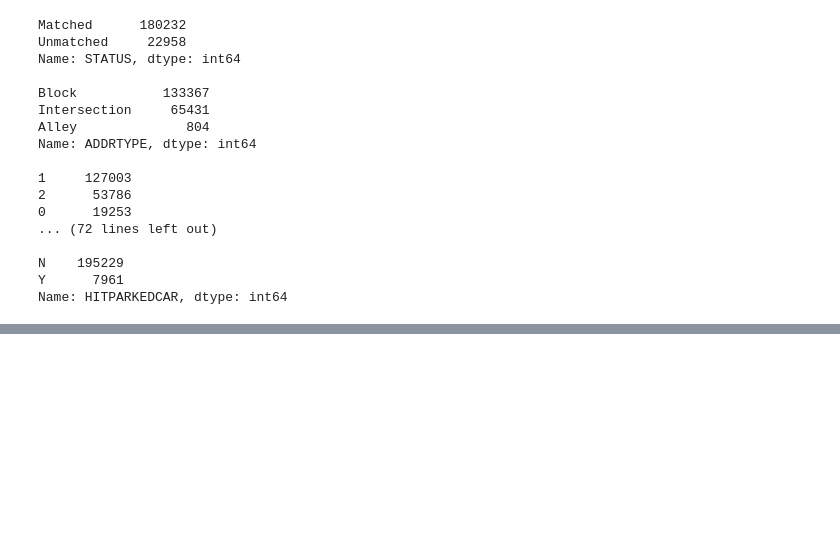
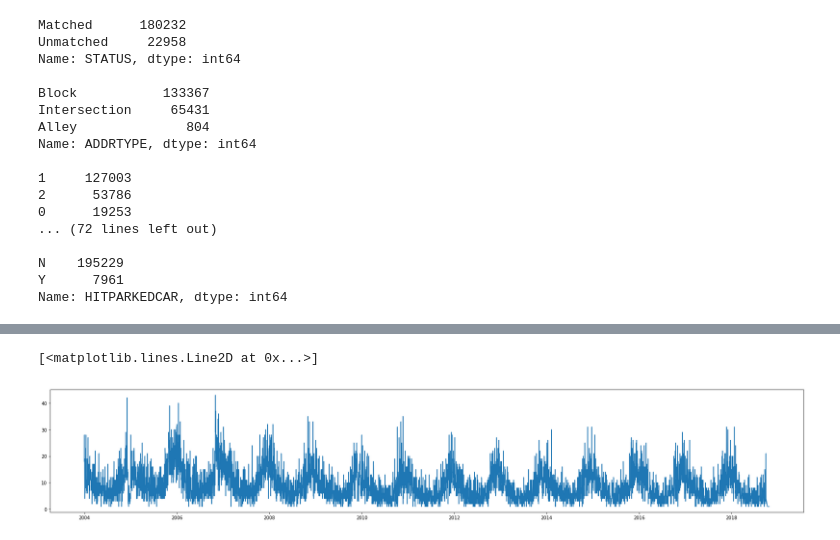
Before and after one commit to cheekw/seattle-collide, a Jupyter notebook: predicting-collisions.ipynb, the cells around one changed output, grey strips where cells are left out. Saved outputs shown, nothing was run; the diff lists cells and outputs as text; code cells hidden in the pictures; blank space fills up the shorter version.

```diff
--- a/predicting-collisions.ipynb
+++ b/predicting-collisions.ipynb
@@ -164,0 +187,6 @@ Name: HITPARKEDCAR, dtype: int64
+# %%
+plt.figure(figsize=(30,5))
+plt.plot(df_dark_count.OBJECTID)
+# %% [output]
+[<matplotlib.lines.Line2D at 0x...>]
+[figure, added]
```
Also changed, not shown: parts of 26 cells of this notebook.
